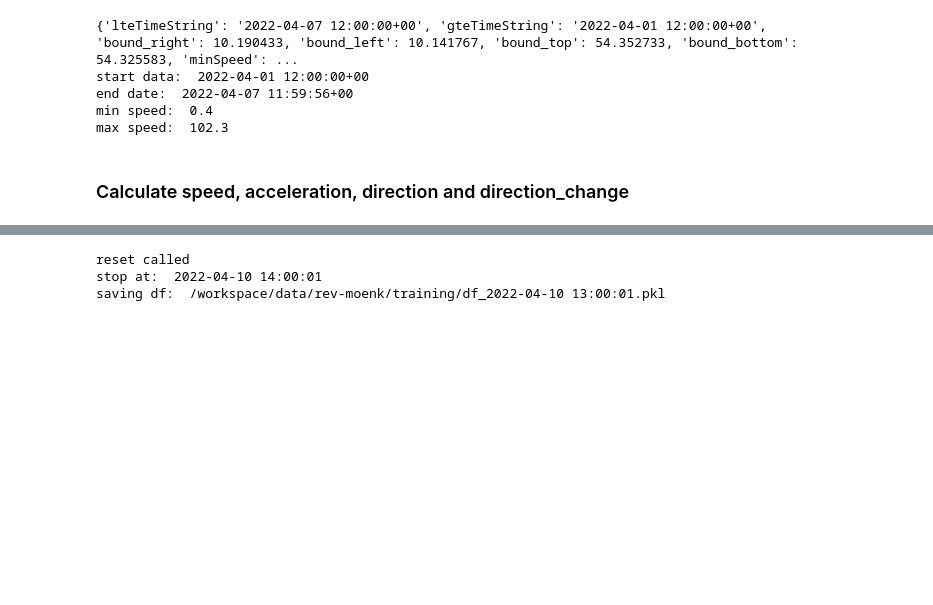
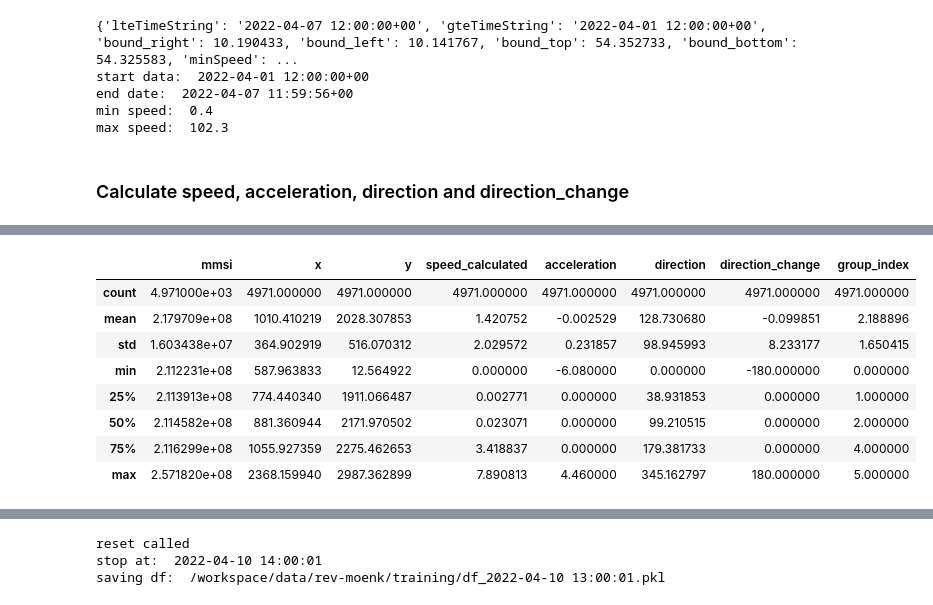
Before and after one commit to raphaelschwinger/PPUU-FerryGym, a Jupyter notebook: preprocessing/preprocess-dataset.ipynb, the cells around one changed output, grey strips where cells are left out. Drawn from its saved outputs; the diff is of its cells as text; code cells hidden in the pictures; blank space fills up the shorter version.

```diff
--- a/preprocessing/preprocess-dataset.ipynb
+++ b/preprocessing/preprocess-dataset.ipynb
@@ -209,0 +256,13 @@ df = df[['mmsi', 'datetime', 'x', 'y', 'speed_calculated', 'acceleration', 'dire
+# %%
+
+groups.describe()
+# %% [output]
+|  | mmsi | x | y | speed_calculated | acceleration | direction | direction_change | group_index |
+| count | 4.971000e+03 | 4971.000000 | 4971.000000 | 4971.000000 | 4971.000000 | 4971.000000 | 4971.000000 | 4971.000000 |
+| mean | 2.179709e+08 | 1010.410219 | 2028.307853 | 1.420752 | -0.002529 | 128.730680 | -0.099851 | 2.188896 |
+| std | 1.603438e+07 | 364.902919 | 516.070312 | 2.029572 | 0.231857 | 98.945993 | 8.233177 | 1.650415 |
+| min | 2.112231e+08 | 587.963833 | 12.564922 | 0.000000 | -6.080000 | 0.000000 | -180.000000 | 0.000000 |
+| 25% | 2.113913e+08 | 774.440340 | 1911.066487 | 0.002771 | 0.000000 | 38.931853 | 0.000000 | 1.000000 |
+| 50% | 2.114582e+08 | 881.360944 | 2171.970502 | 0.023071 | 0.000000 | 99.210515 | 0.000000 | 2.000000 |
+| 75% | 2.116299e+08 | 1055.927359 | 2275.462653 | 3.418837 | 0.000000 | 179.381733 | 0.000000 | 4.000000 |
+| max | 2.571820e+08 | 2368.159940 | 2987.362899 | 7.890813 | 4.460000 | 345.162797 | 180.000000 | 5.000000 |
```
Also changed, not shown: parts of 19 cells of this notebook, 1 other file.
